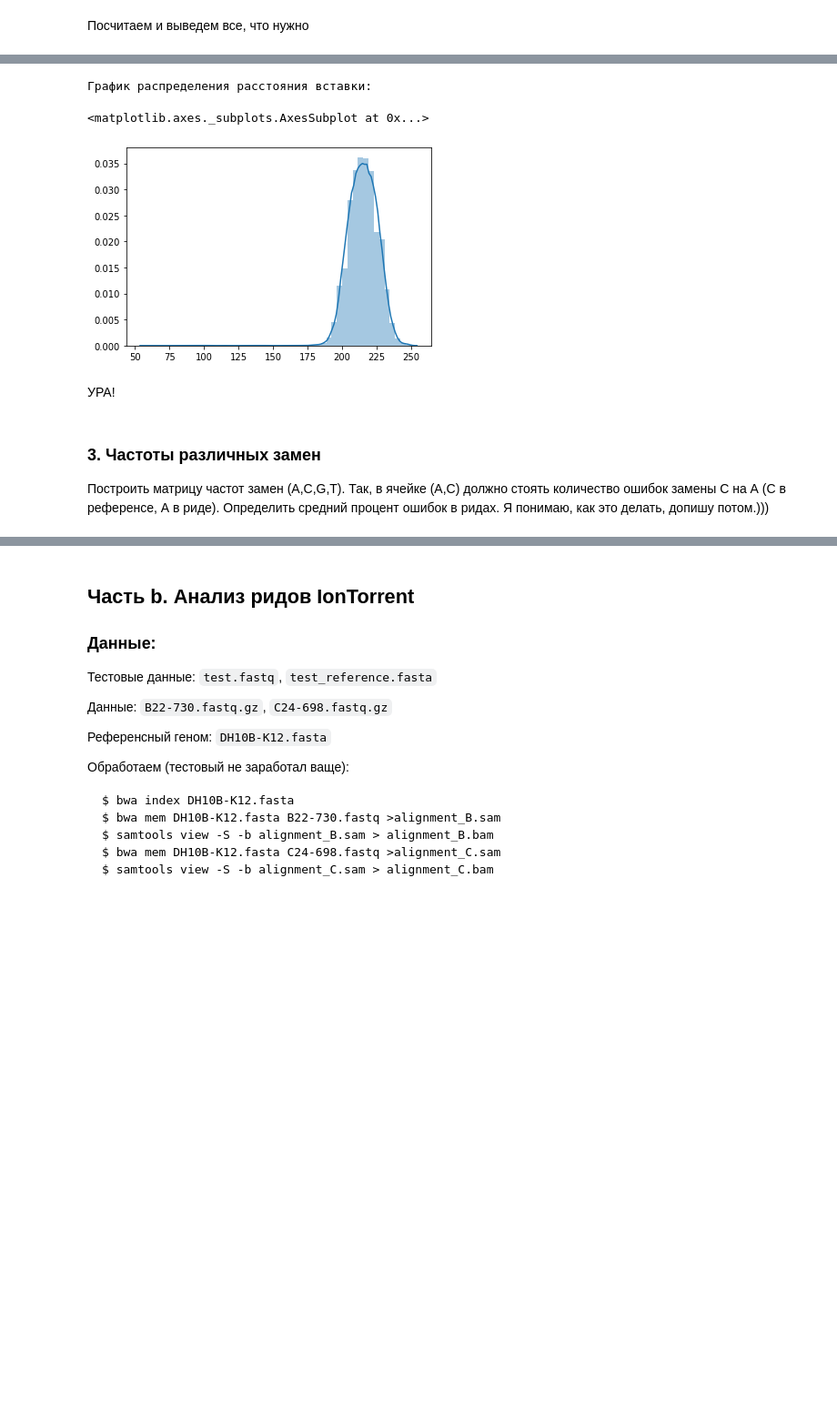
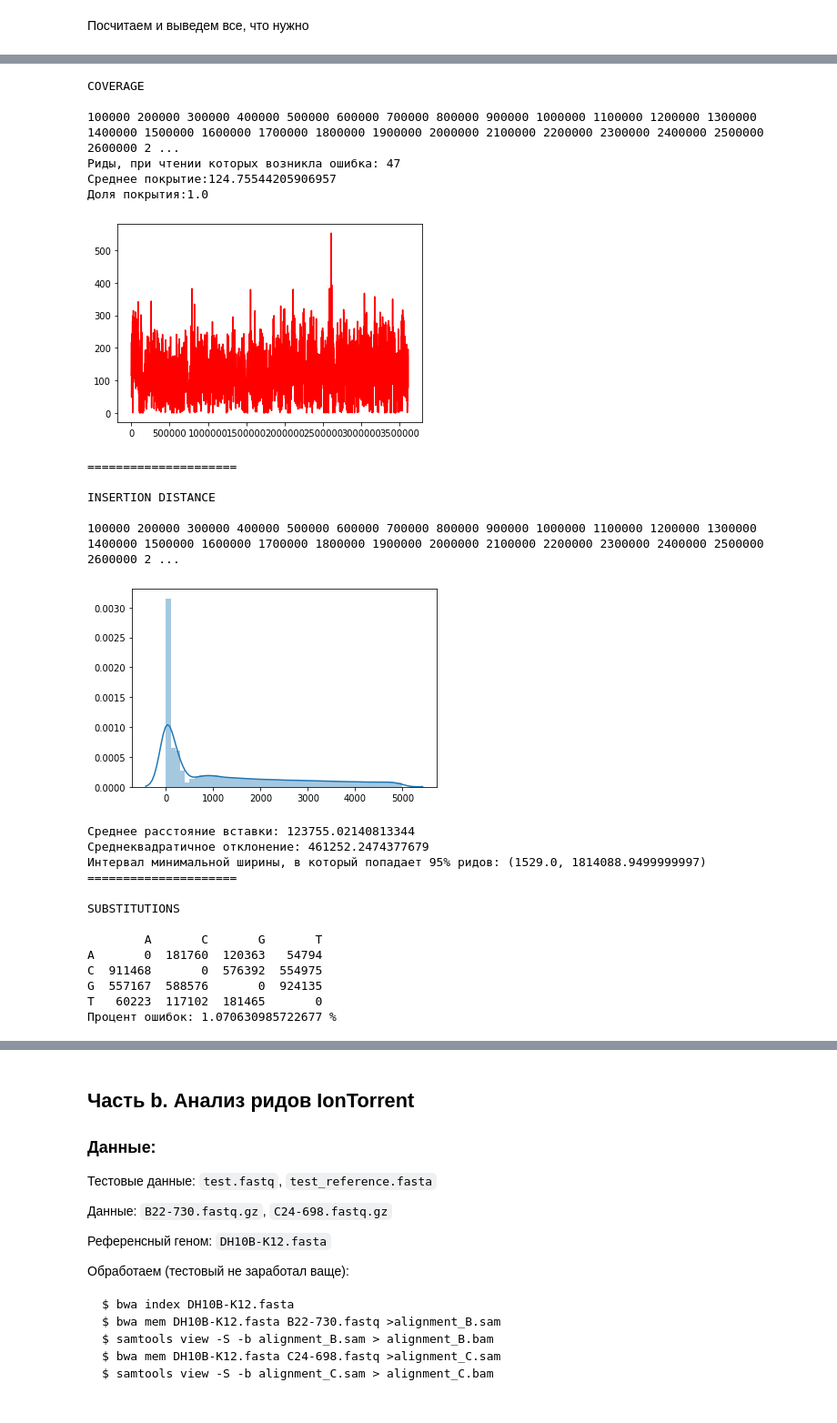
Before and after one commit to TohaRhymes/ngs_ib_spring2020, a Jupyter notebook: project_2_short_read_alignment/report.ipynb, the cells around one changed output, grey strips where cells are left out. Shown at 91% size. Cells and saved outputs as stored; diff of their text form; code cells hidden in the pictures; blank space fills up the shorter version.

```diff
--- a/project_2_short_read_alignment/report.ipynb
+++ b/project_2_short_read_alignment/report.ipynb
@@ -252 +271,33 @@ sns.distplot(insert_test)
+# %%
+def run(bam):
+    # ПОКРЫТИЕ
+    print('COVERAGE\n')
+    # Посчитаем покрытие и статистики
+    coverage = np.array(count_cov(bam))
+    average_cov, part_of_cov = cov_stat(coverage)
+
+    # Выведем
+    print('Среднее покрытие:'+str(average_cov))
+    print('Доля покрытия:'+str(part_of_cov))
+
+    #Нарисуем график покрытия
+    draw_coverage(coverage)
+    print('=====================')
+
+
+    # РАССТОЯНИЕ ВСТАВКИ
+    print('\nINSERTION DISTANCE\n')
+    insert = insertion(bam)
+
+    mean, standart_d, interval = count_stat(insert)
+    # Выведем
+    print('Cреднее расстояние вставки: '+str(mean))
+    print('Cреднеквадратичное отклонение: '+str(standart_d))
+    print('Интервал минимальной ширины, в который попадает 95% ридов: '+str(interval))
+
+    print('=====================')
+
+    # ЗАМЕНЫ
+    print('\nSUBSTITUTIONS\n')
+    substitutions(bam)
 # %% [markdown]
@@ -274,14 +305,29 @@ Cреднеквадратичное отклонение: 63457.558974676875
-# %%
-print('График распределения расстояния вставки:')
-sns.distplot(insert_test)
-# %% [output]
-График распределения расстояния вставки:
-<matplotlib.axes._subplots.AxesSubplot at 0x...>
-[figure, removed]
-# %% [markdown]
-УРА!
-# %% [markdown]
-### 3. Частоты различных замен
-Построить матрицу частот замен (A,C,G,T).
-Так, в ячейке (А,С) должно стоять количество ошибок замены С на А (С в референсе, А в риде). Определить средний процент ошибок в ридах.
-Я понимаю, как это делать, допишу потом.)))
+# %%
+run('data/B.faecium/alignment_jump.bam')
+# %% [output]
+COVERAGE
+
+100000 200000 300000 400000 500000 600000 700000 800000 900000 1000000 1100000 1200000 1300000 1400000 1500000 1600000 1700000 1800000 1900000 2000000 2100000 2200000 2300000 2400000 2500000 2600000 2 ...
+Риды, при чтении которых возникла ошибка: 47
+Среднее покрытие:124.75544205906957
+Доля покрытия:1.0
+[figure, added]
+=====================
+
+INSERTION DISTANCE
+
+100000 200000 300000 400000 500000 600000 700000 800000 900000 1000000 1100000 1200000 1300000 1400000 1500000 1600000 1700000 1800000 1900000 2000000 2100000 2200000 2300000 2400000 2500000 2600000 2 ...
+[figure, added]
+Cреднее расстояние вставки: 123755.02140813344
+Cреднеквадратичное отклонение: 461252.2474377679
+Интервал минимальной ширины, в который попадает 95% ридов: (1529.0, 1814088.9499999997)
+=====================
+
+SUBSTITUTIONS
+
+        A       C       G       T
+A       0  181760  120363   54794
+C  911468       0  576392  554975
+G  557167  588576       0  924135
+T   60223  117102  181465       0
+Процент ошибок: 1.070630985722677 %
```
Also changed, not shown: parts of 46 cells of this notebook, 4 other files.
